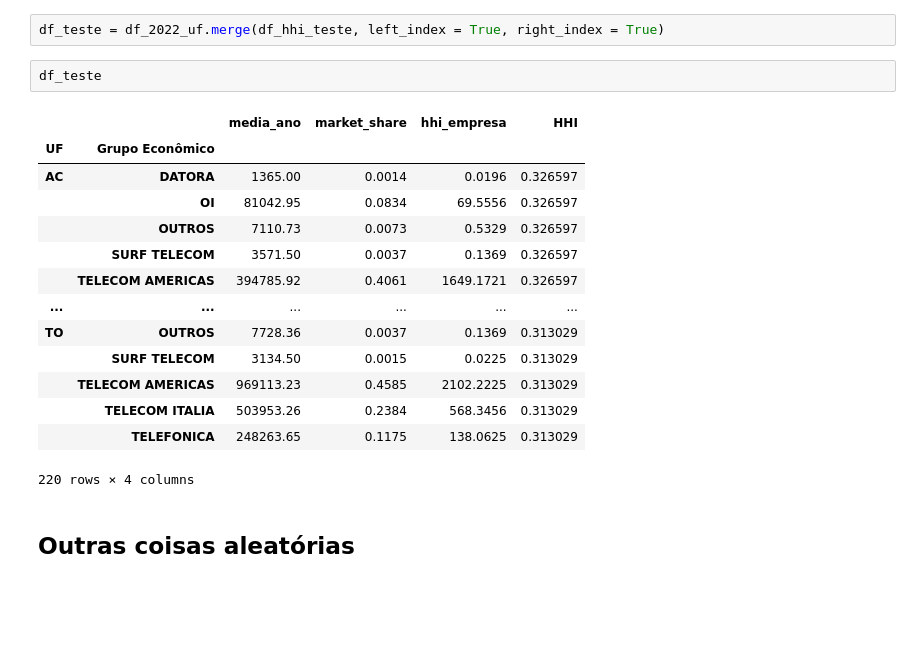
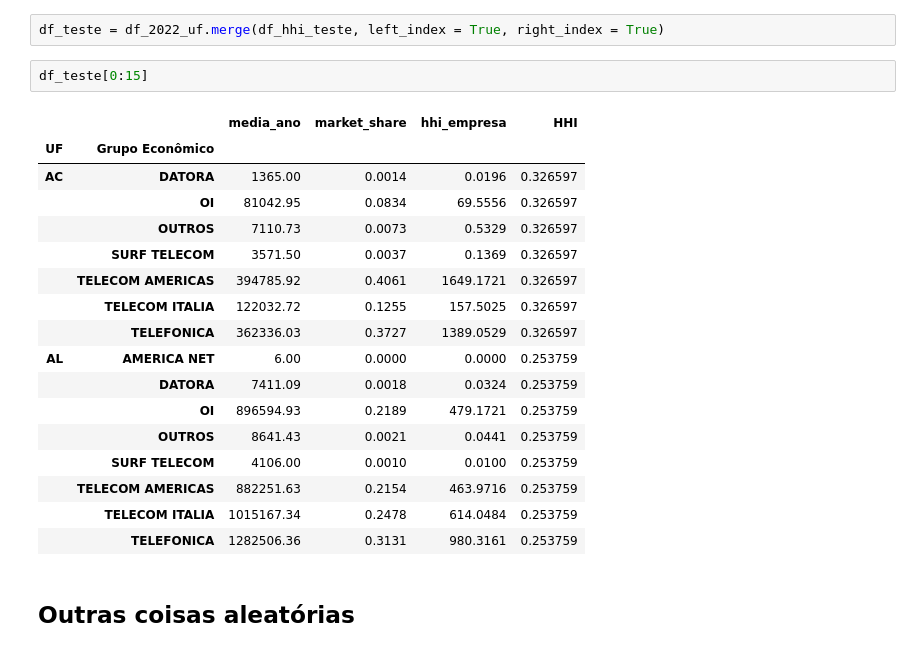
Before and after one commit to rislamiranda/projeto-smp, a Jupyter notebook: acessos_2022.ipynb, the cells around one changed output. Drawn from its saved outputs; the diff is of its cells as text; blank space fills up the shorter version.

Commit message:
inclusao caminho saltar dataframe

```diff
--- a/acessos_2022.ipynb
+++ b/acessos_2022.ipynb
@@ -1192,22 +1243,25 @@ df_hhi_teste = df_2022_uf.assign(HHI = lambda df: df['market_share'] ** 2).group
 # %%
 df_teste = df_2022_uf.merge(df_hhi_teste, left_index = True, right_index = True)
 # %%
-df_teste
+df_teste[0:15]
 # %% [output]
 |  |  | media_ano | market_share | hhi_empresa | HHI |
 | UF | Grupo Econômico |  |  |  |  |
 | AC | DATORA | 1365.00 | 0.0014 | 0.0196 | 0.326597 |
 |  | OI | 81042.95 | 0.0834 | 69.5556 | 0.326597 |
 |  | OUTROS | 7110.73 | 0.0073 | 0.5329 | 0.326597 |
 |  | SURF TELECOM | 3571.50 | 0.0037 | 0.1369 | 0.326597 |
 |  | TELECOM AMERICAS | 394785.92 | 0.4061 | 1649.1721 | 0.326597 |
-| ... | ... | ... | ... | ... | ... |
-| TO | OUTROS | 7728.36 | 0.0037 | 0.1369 | 0.313029 |
-|  | SURF TELECOM | 3134.50 | 0.0015 | 0.0225 | 0.313029 |
-|  | TELECOM AMERICAS | 969113.23 | 0.4585 | 2102.2225 | 0.313029 |
-|  | TELECOM ITALIA | 503953.26 | 0.2384 | 568.3456 | 0.313029 |
-|  | TELEFONICA | 248263.65 | 0.1175 | 138.0625 | 0.313029 |
+|  | TELECOM ITALIA | 122032.72 | 0.1255 | 157.5025 | 0.326597 |
+|  | TELEFONICA | 362336.03 | 0.3727 | 1389.0529 | 0.326597 |
+| AL | AMERICA NET | 6.00 | 0.0000 | 0.0000 | 0.253759 |
+|  | DATORA | 7411.09 | 0.0018 | 0.0324 | 0.253759 |
+|  | OI | 896594.93 | 0.2189 | 479.1721 | 0.253759 |
+|  | OUTROS | 8641.43 | 0.0021 | 0.0441 | 0.253759 |
+|  | SURF TELECOM | 4106.00 | 0.0010 | 0.0100 | 0.253759 |
+|  | TELECOM AMERICAS | 882251.63 | 0.2154 | 463.9716 | 0.253759 |
+|  | TELECOM ITALIA | 1015167.34 | 0.2478 | 614.0484 | 0.253759 |
+|  | TELEFONICA | 1282506.36 | 0.3131 | 980.3161 | 0.253759 |
-220 rows × 4 columns
 # %% [markdown]
 ## Outras coisas aleatórias
 # %%
```
Also changed, not shown: parts of 7 cells of this notebook.
